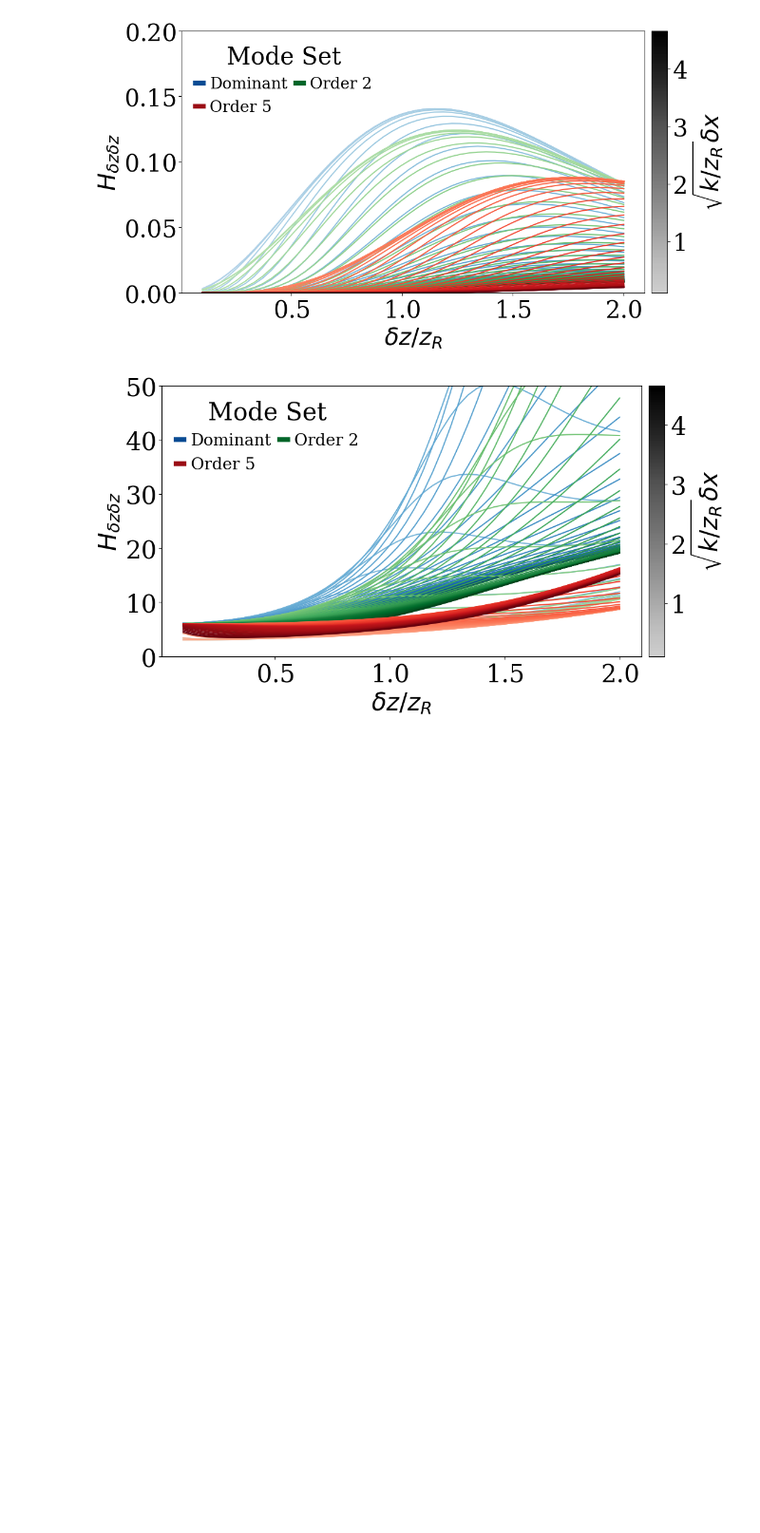
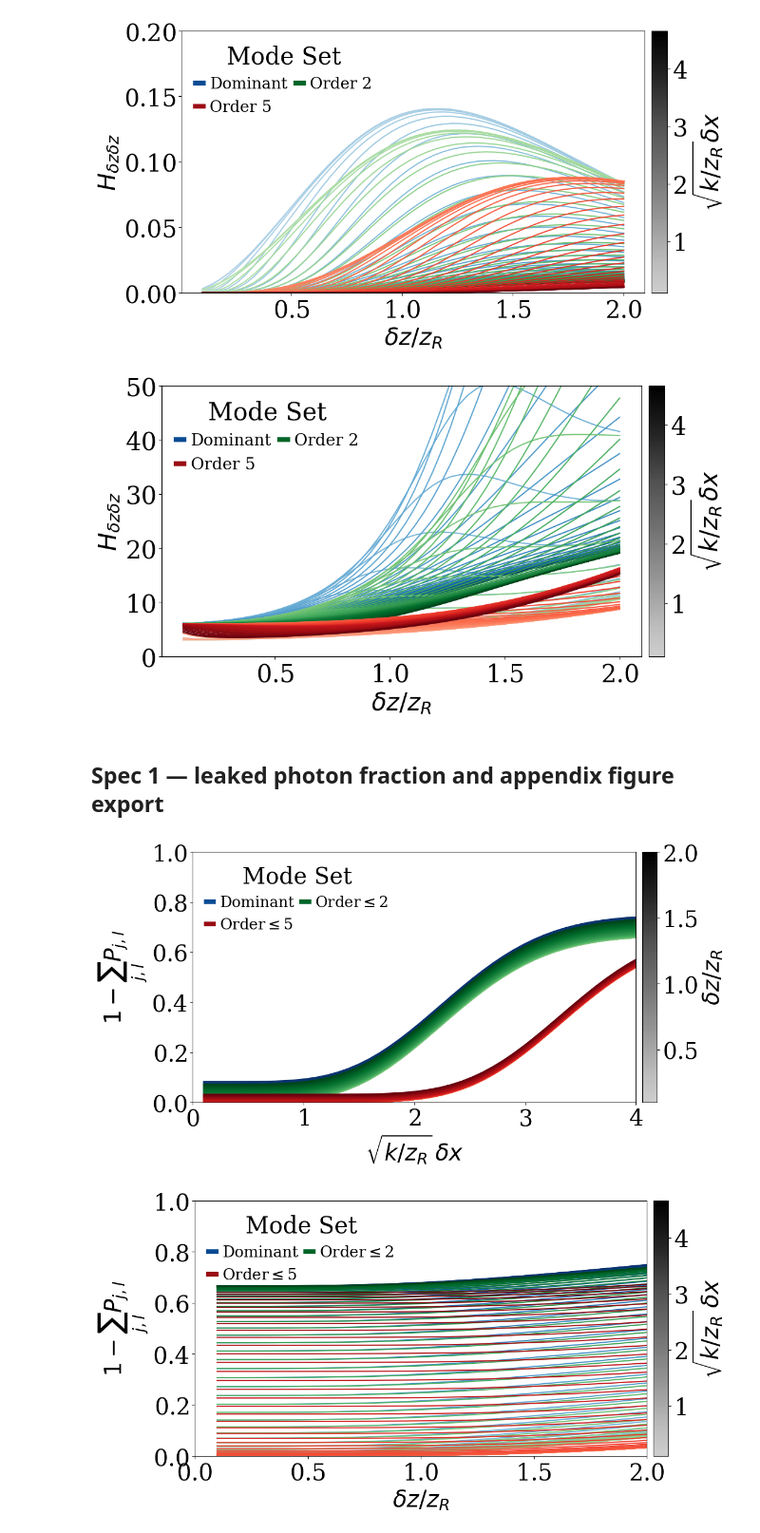
Before and after one commit to jernejfrank/rayfish, a Jupyter notebook: examples/distance_3_point_sources_remainder_hg_xy/simulation.ipynb, the cells around one changed output. Shown at 95% size. Saved outputs shown, nothing was run; the diff lists cells and outputs as text; code cells hidden in the pictures; blank space fills up the shorter version.

```diff
--- a/examples/distance_3_point_sources_remainder_hg_xy/simulation.ipynb
+++ b/examples/distance_3_point_sources_remainder_hg_xy/simulation.ipynb
@@ -245,3 +245,48 @@ plot_fi_comparison_labeled(
 plt.show()
 # %% [output]
 [figure]
+# %% [markdown]
+## Spec 1 — leaked photon fraction and appendix figure export
+# %%
+# Spec 1: leaked photon fraction L = 1 - sum_{(j,l) in M} P_{j,l}
+leaked = {i: np.load(f"leaked_fraction_{i}.npy") for i in [-1, 3, 6]}
+mode_labels = [
+    "Dominant" if i == -1 else r"Order$\leq$" + f"{i - 1}" for i in [-1, 3, 6]
+]
+
+# width view: L vs delta x, gradient over delta z
+fig, _ = plot_fi_comparison_labeled(
+    [leaked[i] for i in [-1, 3, 6]],
+    x_range,
+    p_range,
+    mode_labels,
+    cmaps=continuous_cmaps[:3],
+    xlabel=r"$\sqrt{k/z_R}\,\delta x$",
+    ylabel=r"$1 - \sum_{j,l} P_{j,l}$",
+    gradient_label=r"$\delta z / z_R$",
+    xlim=(0, 4),
+    ylim=(0, 1),
+    legend_title="Mode Set",
+)
+fig.savefig("leaked_fraction_width.pdf", bbox_inches="tight")
+plt.show()
+
+# depth view: L vs delta z, gradient over delta x
+fig, _ = plot_fi_comparison_labeled(
+    [np.transpose(leaked[i]) for i in [-1, 3, 6]],
+    p_range,
+    x_range,
+    mode_labels,
+    cmaps=continuous_cmaps[:3],
+    xlabel=r"$\delta z / z_R$",
+    ylabel=r"$1 - \sum_{j,l} P_{j,l}$",
+    gradient_label=r"$\sqrt{k/z_R}\,\delta x$",
+    xlim=(0, 2),
+    ylim=(0, 1),
+    legend_title="Mode Set",
+)
+fig.savefig("leaked_fraction_depth.pdf", bbox_inches="tight")
+plt.show()
+# %% [output]
+[figure, added]
+[figure, added]
```
Also changed, not shown: parts of 1 cell of this notebook, 11 other files.
